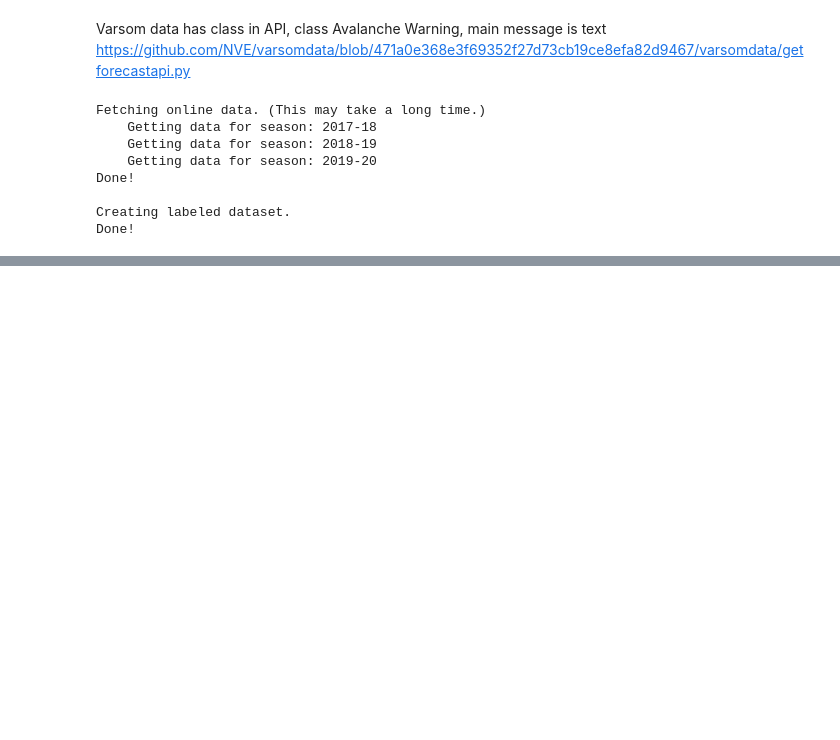
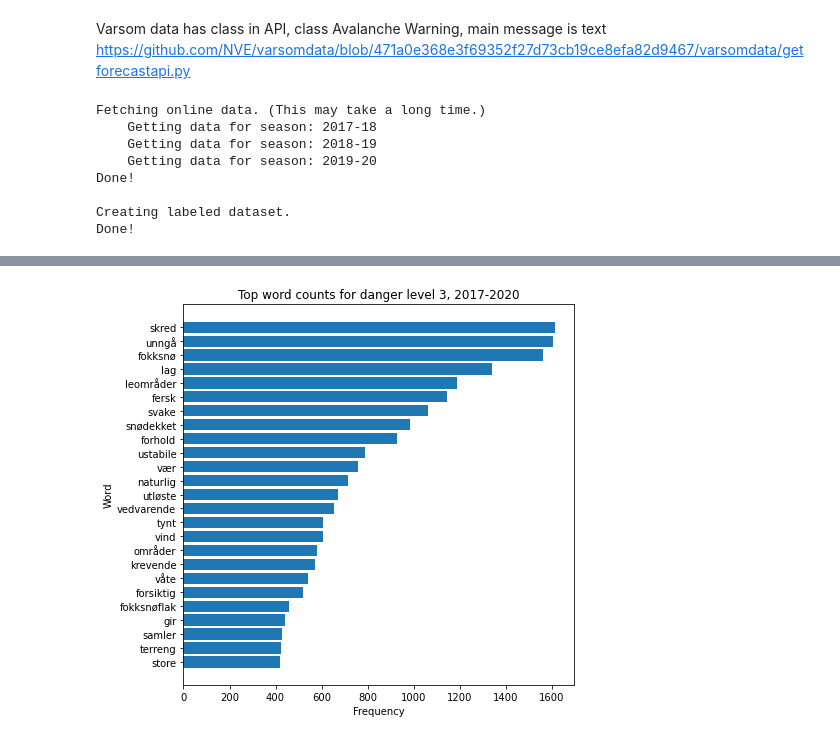
Before and after one commit to NVE/avalanche_ml, a Jupyter notebook: text_data.ipynb, the cells around one changed output, grey strips where cells are left out. Saved outputs shown, nothing was run; the diff lists cells and outputs as text; code cells hidden in the pictures; blank space fills up the shorter version.

```diff
--- a/text_data.ipynb
+++ b/text_data.ipynb
@@ -111,0 +555,4 @@ text_data.main_text
+# %%
+plot_top_word_counts(top_words3, top_counts3, 3)
+# %% [output]
+[figure, added]
```
Also changed, not shown: parts of 57 cells of this notebook.
